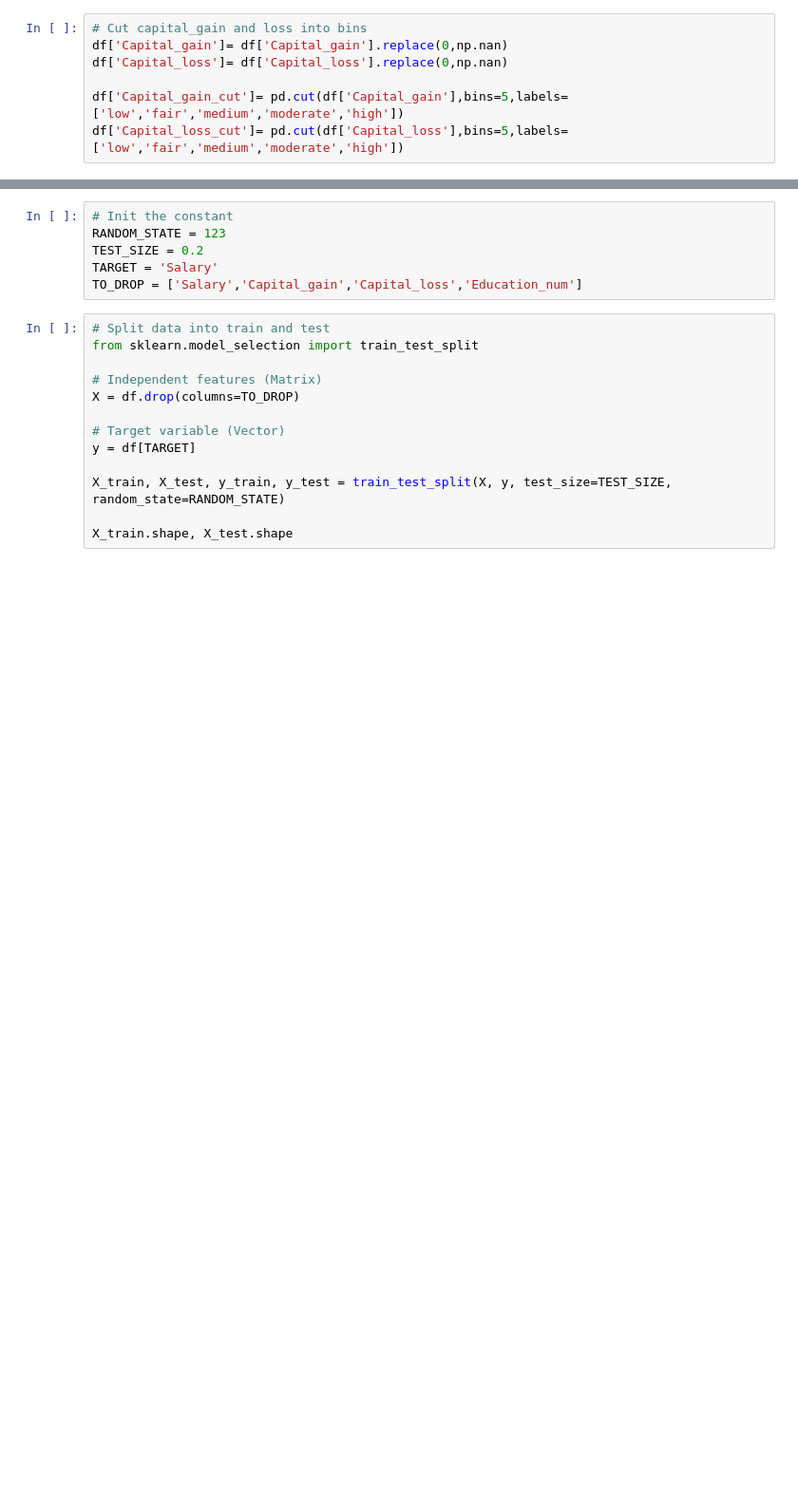
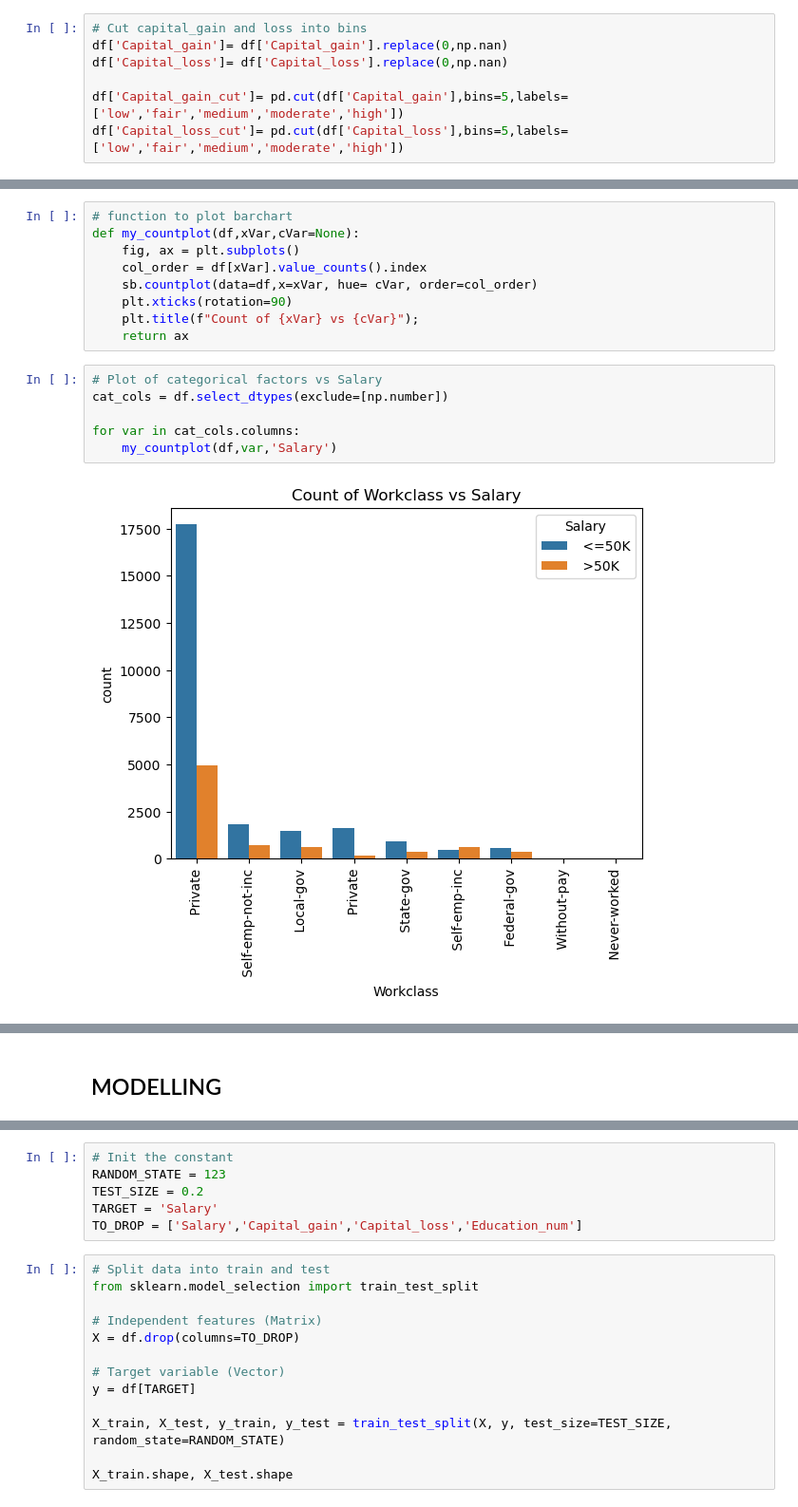
Before and after one commit to amiegirl/STUTERN, a Jupyter notebook: Assignment_7.ipynb, the cells around one changed output, grey strips where cells are left out. Shown at 95% size. Cells and saved outputs as stored; diff of their text form; blank space fills up the shorter version.

```diff
--- a/Assignment_7.ipynb
+++ b/Assignment_7.ipynb
@@ -188,0 +209,17 @@ dtype: object
+# %%
+# function to plot barchart
+def my_countplot(df,xVar,cVar=None):
+    fig, ax = plt.subplots()
+    col_order = df[xVar].value_counts().index
+    sb.countplot(data=df,x=xVar, hue= cVar, order=col_order)
+    plt.xticks(rotation=90)
+    plt.title(f"Count of {xVar} vs {cVar}");
+    return ax
+# %%
+# Plot of categorical factors vs Salary
+cat_cols = df.select_dtypes(exclude=[np.number])
+
+for var in cat_cols.columns:
+    my_countplot(df,var,'Salary')
+# %% [output]
+[figure, added]
@@ -188,0 +236,2 @@ dtype: object
+# %% [markdown]
+## MODELLING
```
Also changed, not shown: parts of 30 cells of this notebook.
